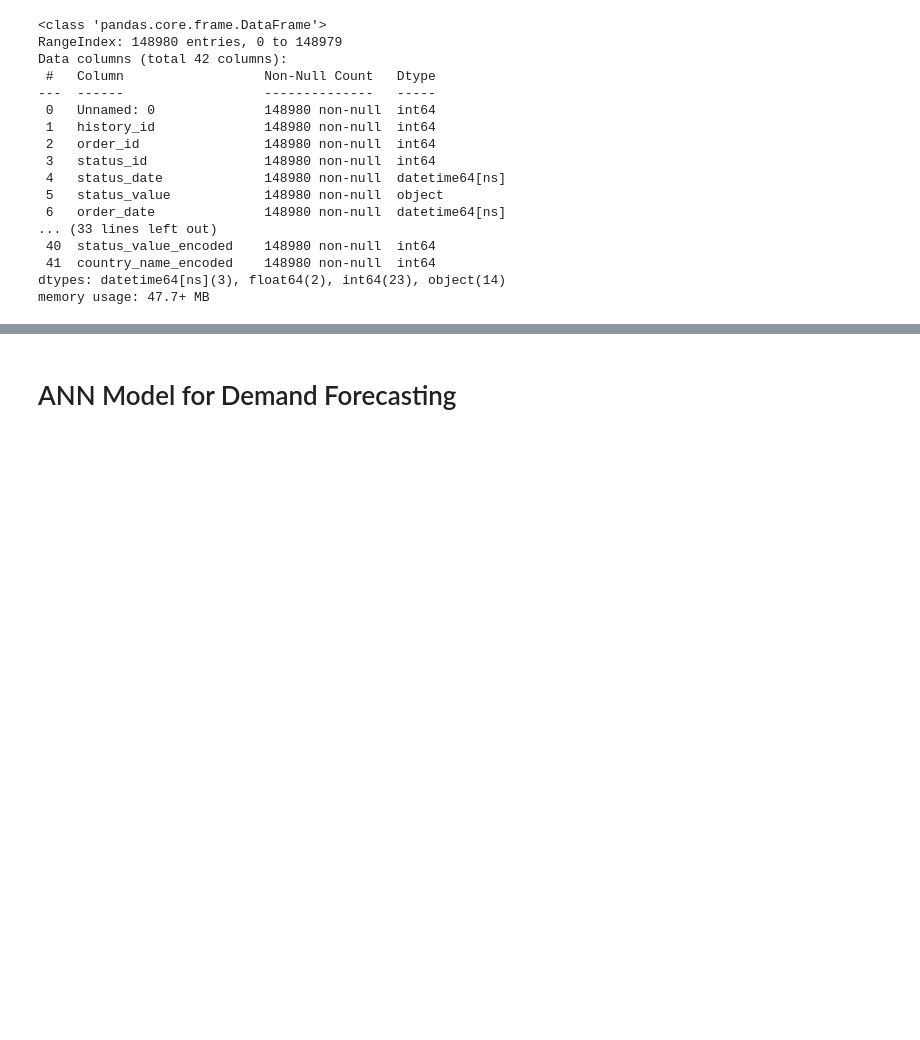
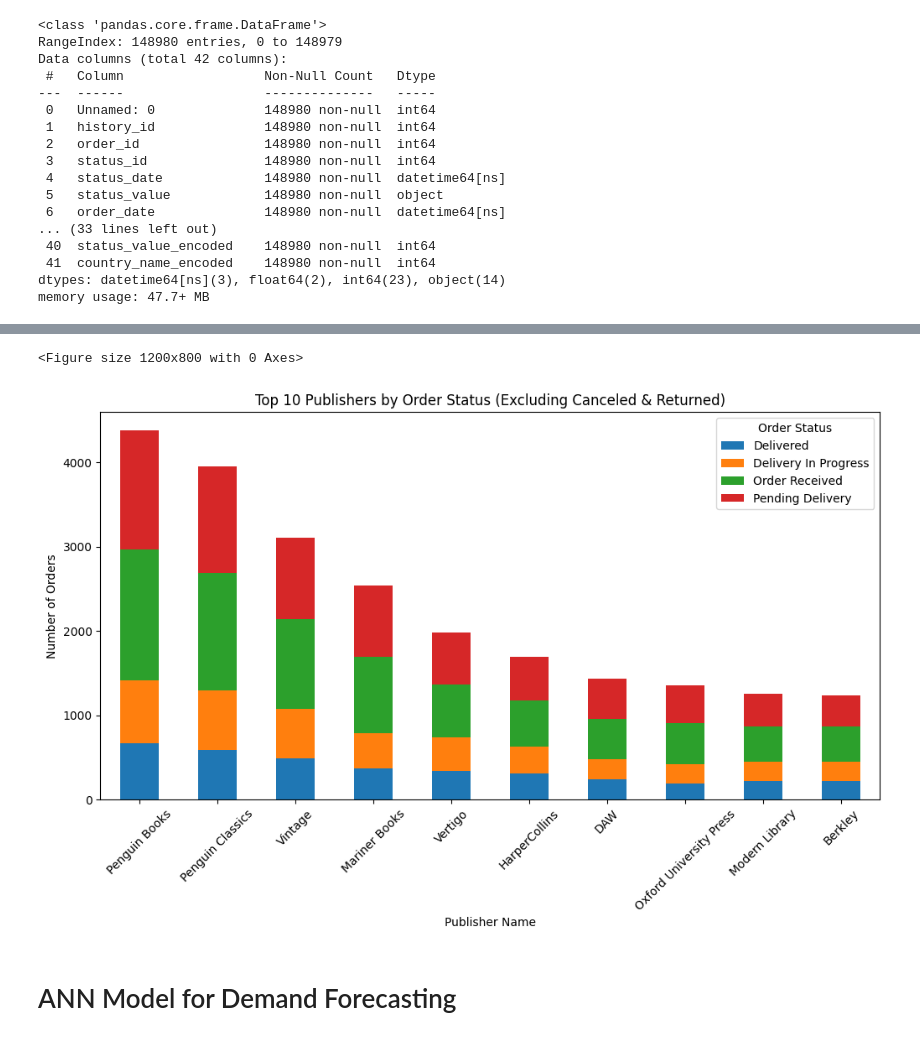
Before and after one commit to YogeshRajNS/final_project, a Jupyter notebook: final_project.ipynb, the cells around one changed output, grey strips where cells are left out. Saved outputs shown, nothing was run; the diff lists cells and outputs as text; code cells hidden in the pictures; blank space fills up the shorter version.

```diff
--- a/final_project.ipynb
+++ b/final_project.ipynb
@@ -887,3 +868,35 @@ NameError: name 'label_encoders' is not defined
+# %%
+import pandas as pd
+import matplotlib.pyplot as plt
+
+# Assuming you've already loaded the final_cleaned data
+
+
+# Exclude rows where status_value is 0 ('canceled') or 5 ('returned')
+final_cleaned_filtered = final_cleaned[~final_cleaned['status_value_encoded'].isin([0, 5])]
+
+# Now, group by publisher_name and status_value to get counts of each status for each publisher
+status_counts = final_cleaned_filtered.groupby(['publisher_name', 'status_value']).size().unstack(fill_value=0)
+
+# Sort by total order count for better visualization
+status_counts['total'] = status_counts.sum(axis=1)
+status_counts = status_counts.sort_values('total', ascending=False)
+
+# Get the top 10 publishers by total count
+top_10_publishers = status_counts.head(10)
+
+# Plotting the chart for analysis
+plt.figure(figsize=(12, 8))
+top_10_publishers.drop('total', axis=1).plot(kind='bar', stacked=True, figsize=(12, 6))
+plt.title('Top 10 Publishers by Order Status (Excluding Canceled & Returned)')
+plt.xlabel('Publisher Name')
+plt.ylabel('Number of Orders')
+plt.xticks(rotation=45)
+plt.legend(title='Order Status')
+plt.show()
+# %% [output]
+<Figure size 1200x800 with 0 Axes>
+[figure, added]
 # %% [markdown]
 # ANN Model for Demand Forecasting
 # %%
```
Also changed, not shown: parts of 10 cells of this notebook.
